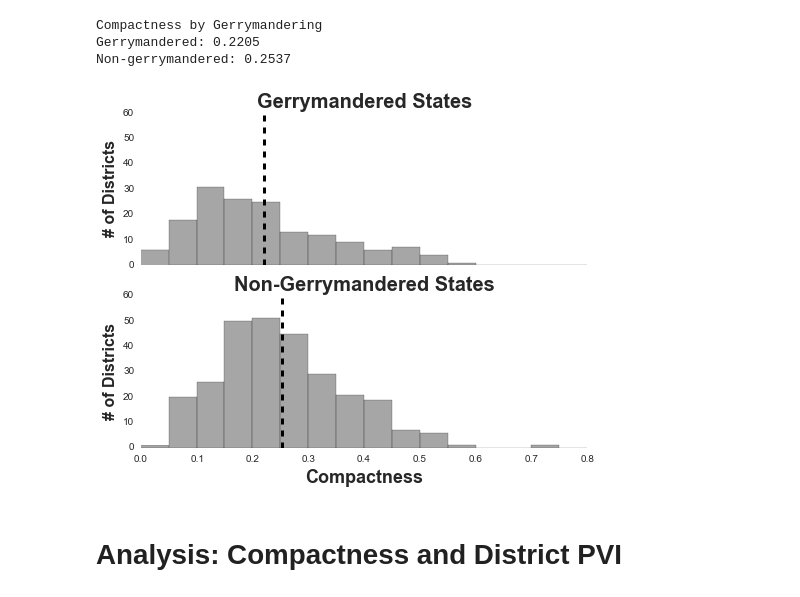
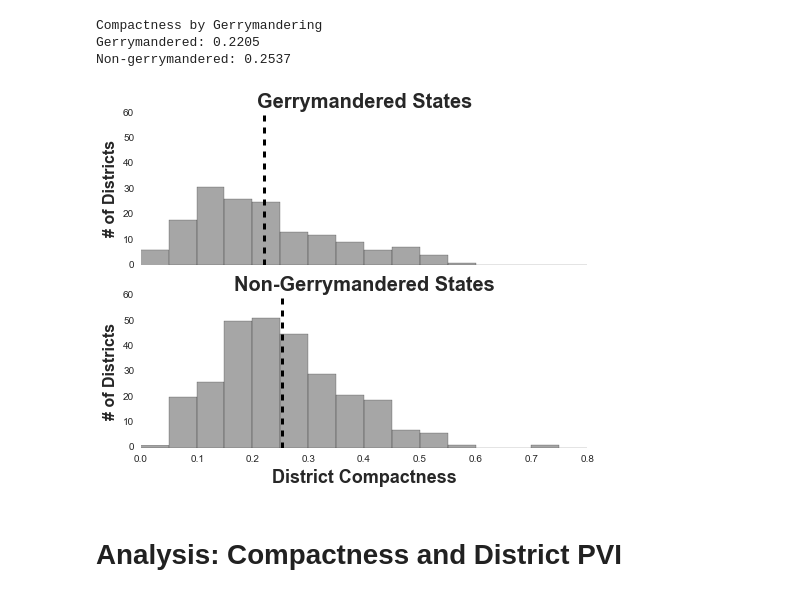
Before and after one commit to Najuh/gerrymandering-congress, a Jupyter notebook: python/analysis.ipynb, the cells around one changed output. Saved outputs shown, nothing was run; the diff lists cells and outputs as text; code cells hidden in the pictures.

Commit message:
more plot viz updates

```diff
--- a/python/analysis.ipynb
+++ b/python/analysis.ipynb
@@ -191,35 +191,35 @@ Non-gerrymandered: 0.2537
 # %%
 f, (ax1, ax2) = plt.subplots(2, 1, sharex=True, sharey=True, figsize=(8, 6), dpi=160, facecolor='w', edgecolor='k')
 
 ylim = (0, 60)
 xlim = (0, 0.8)
 
 bins = 16
 binrange = (0, 0.8)
 
 dfdist_gm['compact'].hist(ax=ax1, alpha=figset['alpha'], color='gray', bins=bins, range=binrange)
 dfdist_nogm['compact'].hist(ax=ax2, alpha=figset['alpha'], color='gray', bins=bins, range=binrange)
 # vertical mean lines
 ax1.axvline(dfdist_gm['compact'].mean(), color='black', linestyle='dashed', linewidth=3)
 ax2.axvline(dfdist_nogm['compact'].mean(), color='black', linestyle='dashed', linewidth=3)
 
 # clean up plot
 ax1.set_ylim(ylim)
 ax1.set_xlim(xlim)
 ax1.grid(False)
 ax2.grid(False)
 
 ax1.set_ylabel('# of Districts', fontsize=fonts['ylabelsize'], fontweight=fonts['ylabelweight'])
 ax2.set_ylabel('# of Districts', fontsize=fonts['ylabelsize'], fontweight=fonts['ylabelweight'])
 
-ax2.set_xlabel('Compactness', fontsize=fonts['xlabelsize'], fontweight=fonts['xlabelweight'])
+ax2.set_xlabel('District Compactness', fontsize=fonts['xlabelsize'], fontweight=fonts['xlabelweight'])
 
 ax1.set_title('Gerrymandered States', fontsize=fonts['titlesize'], fontweight=fonts['titleweight'])
 ax2.set_title('Non-Gerrymandered States', fontsize=fonts['titlesize'], fontweight=fonts['titleweight'])
 
 plt.savefig("gm_compact_%d.png" % (year), bbox_inches='tight', dpi=figset['dpi'])
 # %% [output]
-[figure, old version]
+[figure, new version]
 # %% [markdown]
 # Analysis: Compactness and District PVI
 # %%
```
